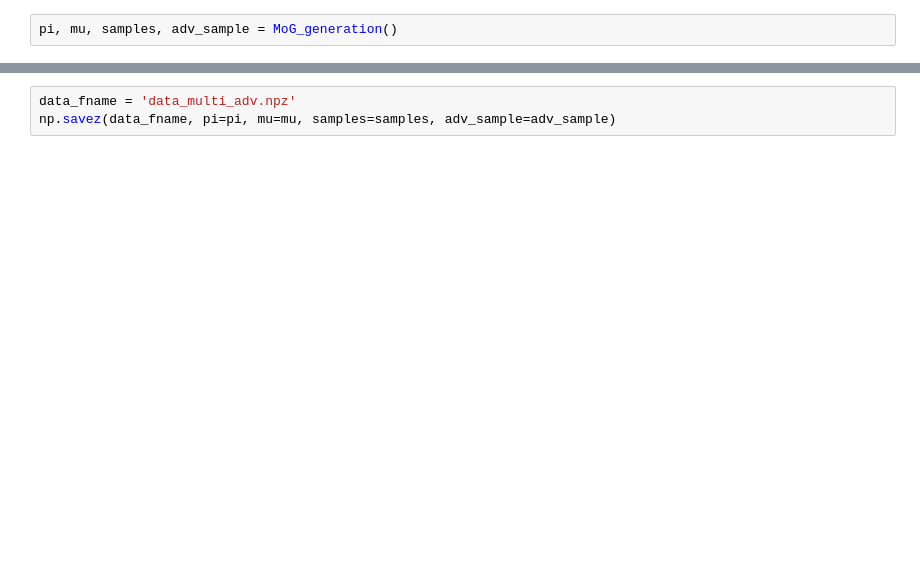
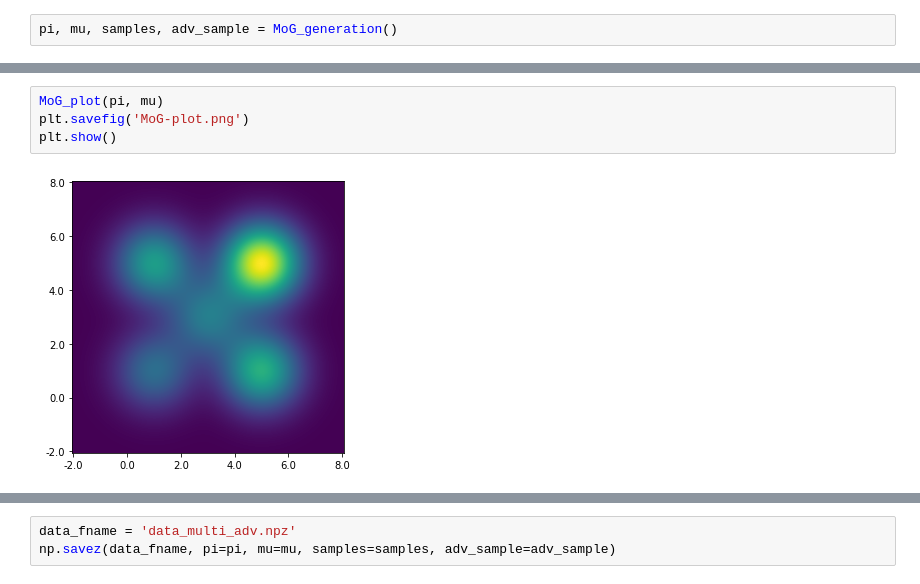
Before and after one commit to FengNiMa/203Project, a Jupyter notebook: data_generation.ipynb, the cells around one changed output, grey strips where cells are left out. Drawn from its saved outputs; the diff is of its cells as text; blank space fills up the shorter version.

```diff
--- a/data_generation.ipynb
+++ b/data_generation.ipynb
@@ -78,0 +128,6 @@ array([[-1., -1.],
+# %%
+MoG_plot(pi, mu)
+plt.savefig('MoG-plot.png')
+plt.show()
+# %% [output]
+[figure, added]
```
Also changed, not shown: parts of 7 cells of this notebook, 3 other files.
